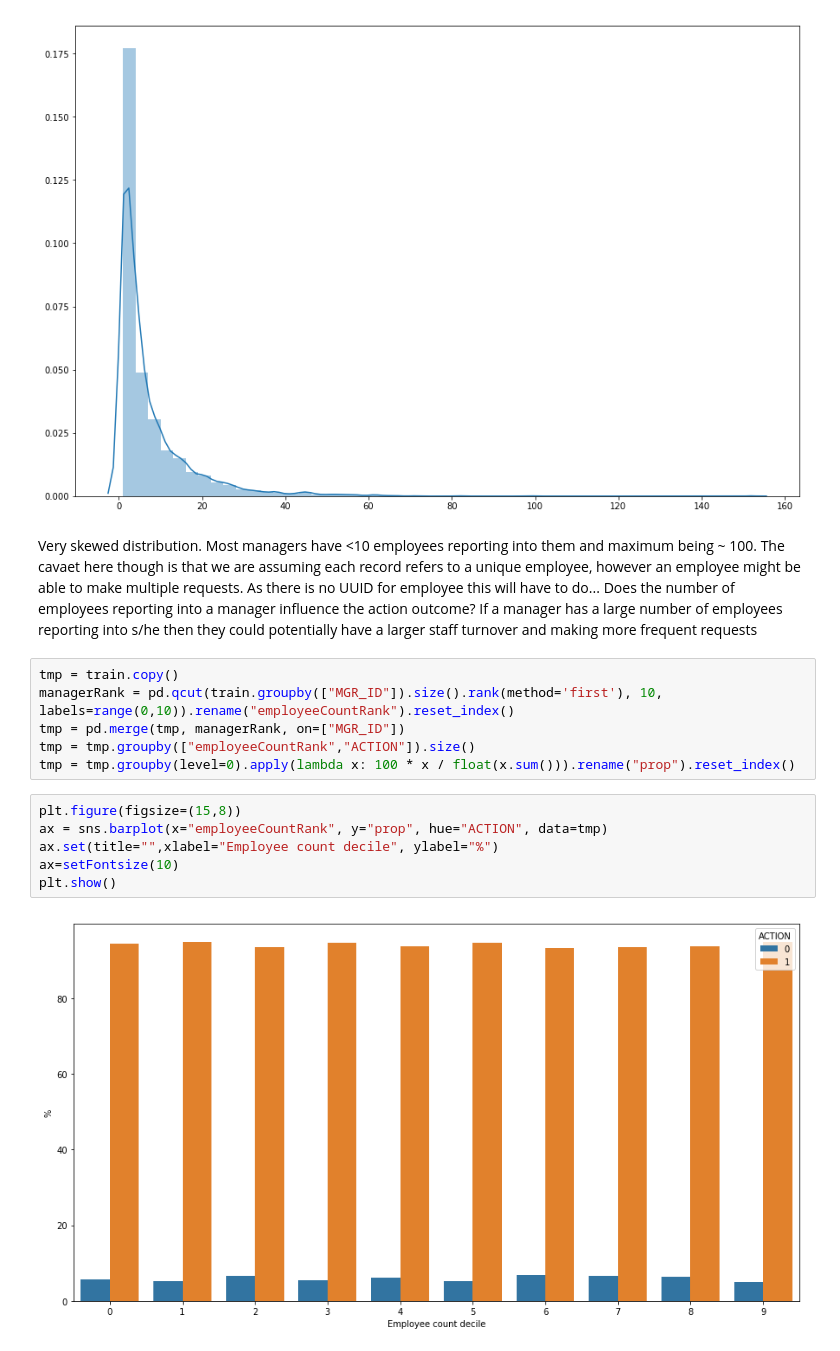
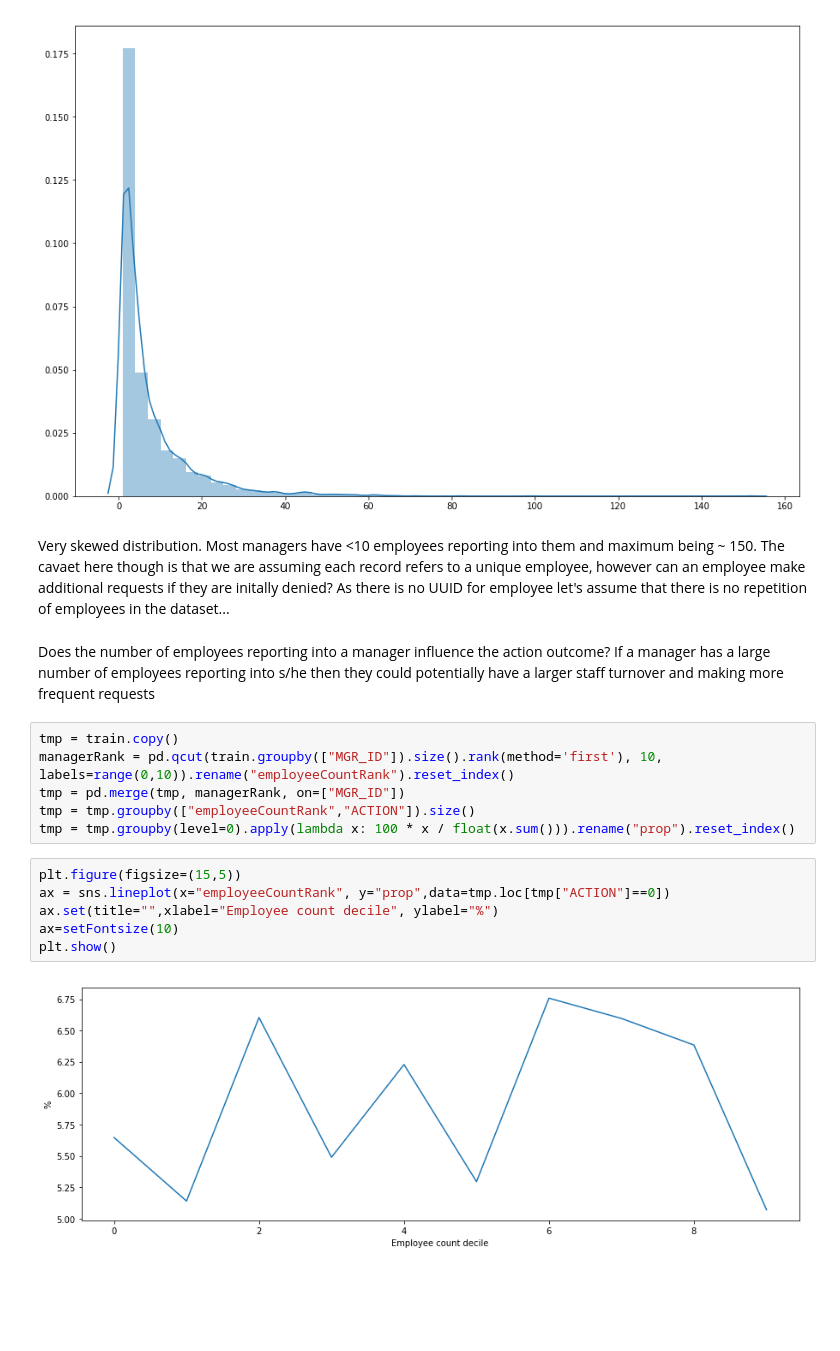
Before and after one commit to kilcoole/amazon-employee-access, a Jupyter notebook: EDA.ipynb, the cells around one changed output. Saved outputs shown, nothing was run; the diff lists cells and outputs as text; blank space fills up the shorter version.

Commit message:
Finish visualisation and add some preliminary classifiers

```diff
--- a/EDA.ipynb
+++ b/EDA.ipynb
@@ -102,8 +108,9 @@ setFontsize(15)
 plt.show()
 # %% [output]
 [figure]
+# %% [markdown]
+Very skewed distribution. Most managers have <10 employees reporting into them and maximum being ~ 150. The cavaet here though is that we are assuming each record refers to a unique employee, however can an employee make additional requests if they are initally denied? As there is no UUID for employee let's assume that there is no repetition of employees in the dataset...
 # %% [markdown]
-Very skewed distribution. Most managers have <10 employees reporting into them and maximum being ~ 100. The cavaet here though is that we are assuming each record refers to a unique employee, however an employee might be able to make multiple requests. As there is no UUID for employee this will have to do...
 Does the number of employees reporting into a manager influence the action outcome? If a manager has a large number of employees reporting into s/he then they could potentially have a larger staff turnover and making more frequent requests
 # %%
 tmp = train.copy()
@@ -112,10 +119,10 @@ tmp = pd.merge(tmp, managerRank, on=["MGR_ID"])
 tmp = tmp.groupby(["employeeCountRank","ACTION"]).size()
 tmp = tmp.groupby(level=0).apply(lambda x: 100 * x / float(x.sum())).rename("prop").reset_index()
 # %%
-plt.figure(figsize=(15,8))
-ax = sns.barplot(x="employeeCountRank", y="prop", hue="ACTION", data=tmp)
+plt.figure(figsize=(15,5))
+ax = sns.lineplot(x="employeeCountRank", y="prop",data=tmp.loc[tmp["ACTION"]==0])
 ax.set(title="",xlabel="Employee count decile", ylabel="%")
 ax=setFontsize(10)
 plt.show()
 # %% [output]
-[figure, old version]
+[figure, new version]
```
Also changed, not shown: parts of 48 cells of this notebook.
